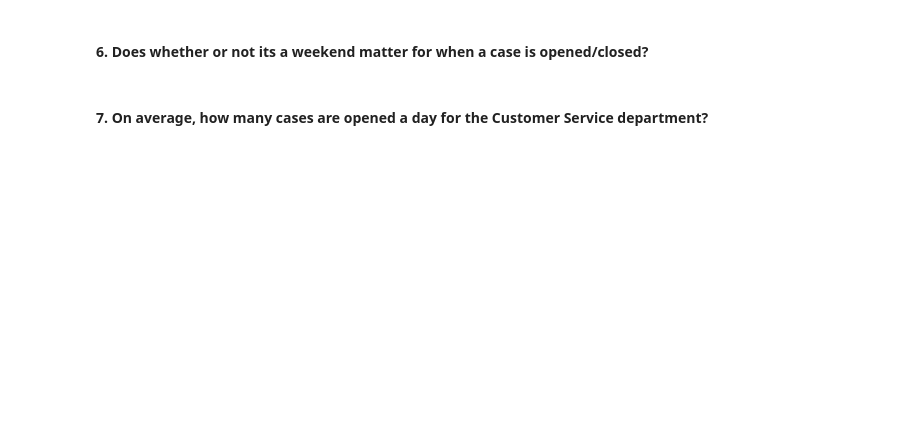
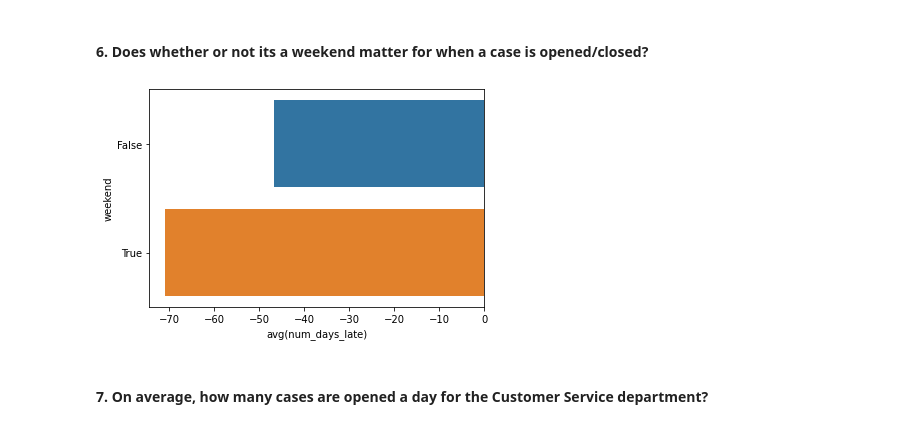
Before and after one commit to bensmith07/spark-exercises, a Jupyter notebook: explore_notebook.ipynb, the cells around one changed output. Drawn from its saved outputs; the diff is of its cells as text; code cells hidden in the pictures; blank space fills up the shorter version.

```diff
--- a/explore_notebook.ipynb
+++ b/explore_notebook.ipynb
@@ -228,4 +271,21 @@ plt.show()
 # %% [markdown]
 #### 6. Does whether or not its a weekend matter for when a case is opened/closed?
+# %%
+df = (
+      df.withColumn('day', F.date_format(F.col('case_opened_date'), "E"))
+        .withColumn('weekend', F.col('day').isin(['Sat', 'Sun']))
+     )
+# %%
+sns.barplot(
+            data=df.groupby('weekend')
+                   .agg(F.mean('num_days_late'))
+                   .toPandas(),
+            x='avg(num_days_late)',
+            y='weekend',
+            orient='h'
+           )
+plt.show()
+# %% [output]
+[figure, added]
 # %% [markdown]
 #### 7. On average, how many cases are opened a day for the Customer Service department?
```
Also changed, not shown: parts of 7 cells of this notebook.
